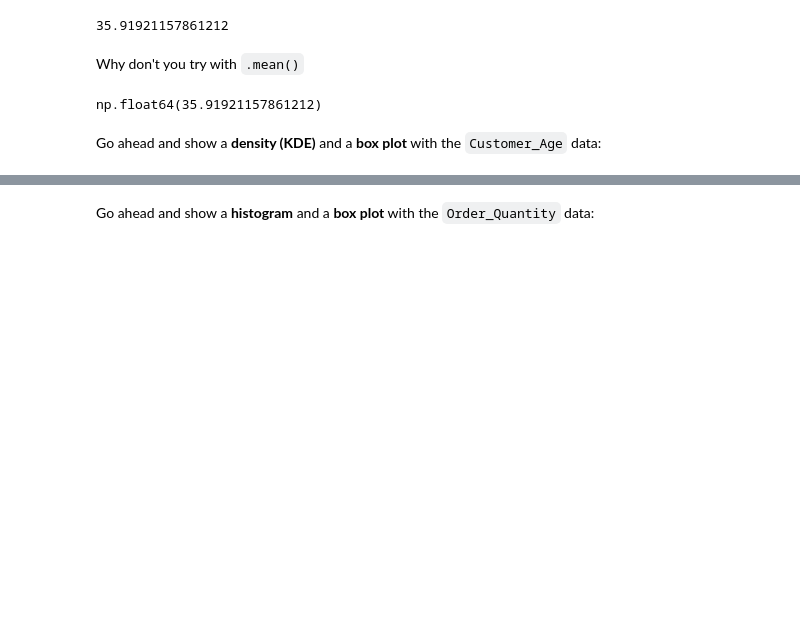
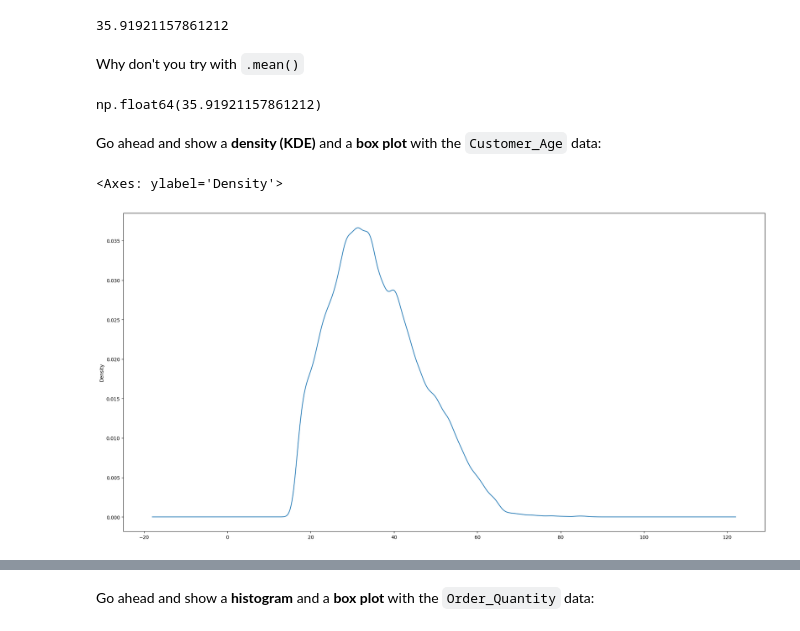
Before and after one commit to TahirHAWK/Python_basics, a Jupyter notebook: FreeCodeCamp-Pandas-Real-Life-Example-master/Exercises_1.ipynb, the cells around one changed output, grey strips where cells are left out. Drawn from its saved outputs; the diff is of its cells as text; code cells hidden in the pictures; blank space fills up the shorter version.

```diff
--- a/FreeCodeCamp-Pandas-Real-Life-Example-master/Exercises_1.ipynb
+++ b/FreeCodeCamp-Pandas-Real-Life-Example-master/Exercises_1.ipynb
@@ -50,6 +50,10 @@ np.float64(35.91921157861212)
 Go ahead and show a <b>density (KDE)</b> and a <b>box plot</b> with the `Customer_Age` data:
 # %%
 # your code goes here
+sales['Customer_Age'].plot(kind='kde', figsize=(24, 12))
+# %% [output]
+<Axes: ylabel='Density'>
+[figure, added]
 # %%
 sales['Customer_Age'].plot(kind='kde', figsize=(14,6))
 # %% [output]
```
Also changed, not shown: parts of 6 cells of this notebook, 2 other files.
